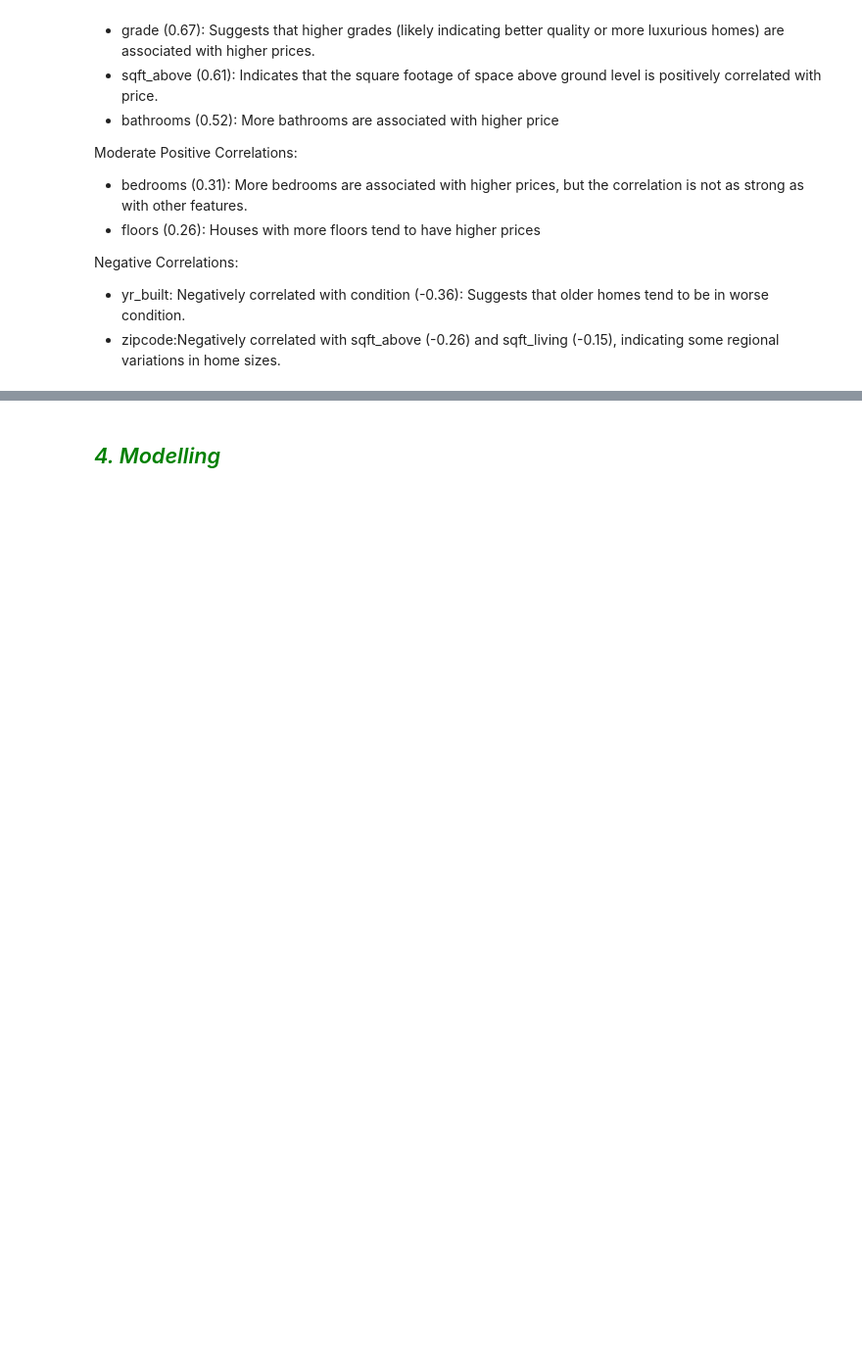
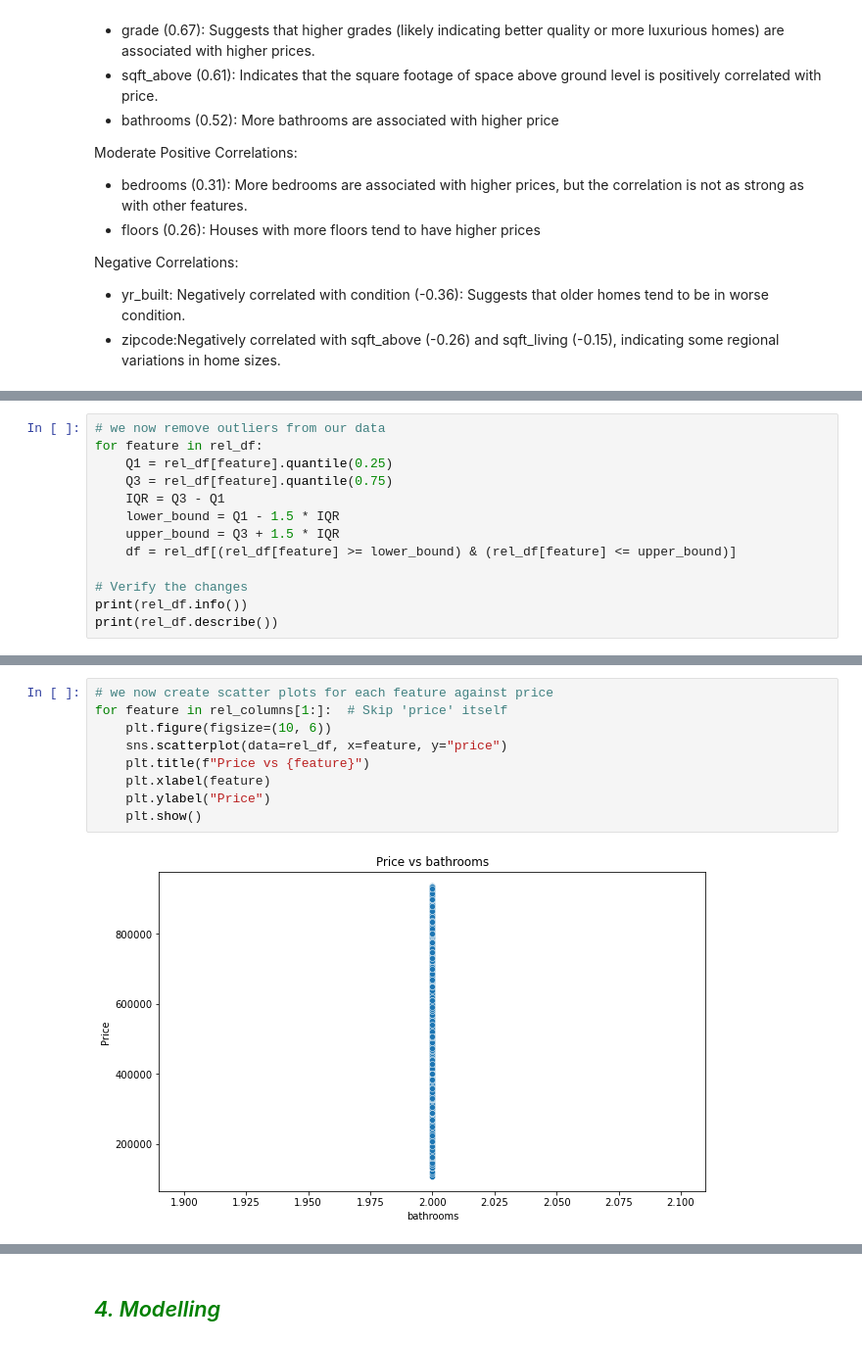
Before and after one commit to bourzat/group-2-phase-2-project, a Jupyter notebook: notebooks/kitasi.ipynb, the cells around one changed output, grey strips where cells are left out. Shown at 98% size. Cells and saved outputs as stored; diff of their text form; blank space fills up the shorter version.

```diff
--- a/notebooks/kitasi.ipynb
+++ b/notebooks/kitasi.ipynb
@@ -399,0 +539,13 @@ we can agree as a team
+# %%
+# we now remove outliers from our data
+for feature in rel_df:
+    Q1 = rel_df[feature].quantile(0.25)
+    Q3 = rel_df[feature].quantile(0.75)
+    IQR = Q3 - Q1
+    lower_bound = Q1 - 1.5 * IQR
+    upper_bound = Q3 + 1.5 * IQR
+    df = rel_df[(rel_df[feature] >= lower_bound) & (rel_df[feature] <= upper_bound)]
+
+# Verify the changes
+print(rel_df.info())
+print(rel_df.describe())
@@ -399,0 +570,11 @@ we can agree as a team
+# %%
+# we now create scatter plots for each feature against price
+for feature in rel_columns[1:]:  # Skip 'price' itself
+    plt.figure(figsize=(10, 6))
+    sns.scatterplot(data=rel_df, x=feature, y="price")
+    plt.title(f"Price vs {feature}")
+    plt.xlabel(feature)
+    plt.ylabel("Price")
+    plt.show()
+# %% [output]
+[figure, added]
```
Also changed, not shown: parts of 63 cells of this notebook.
